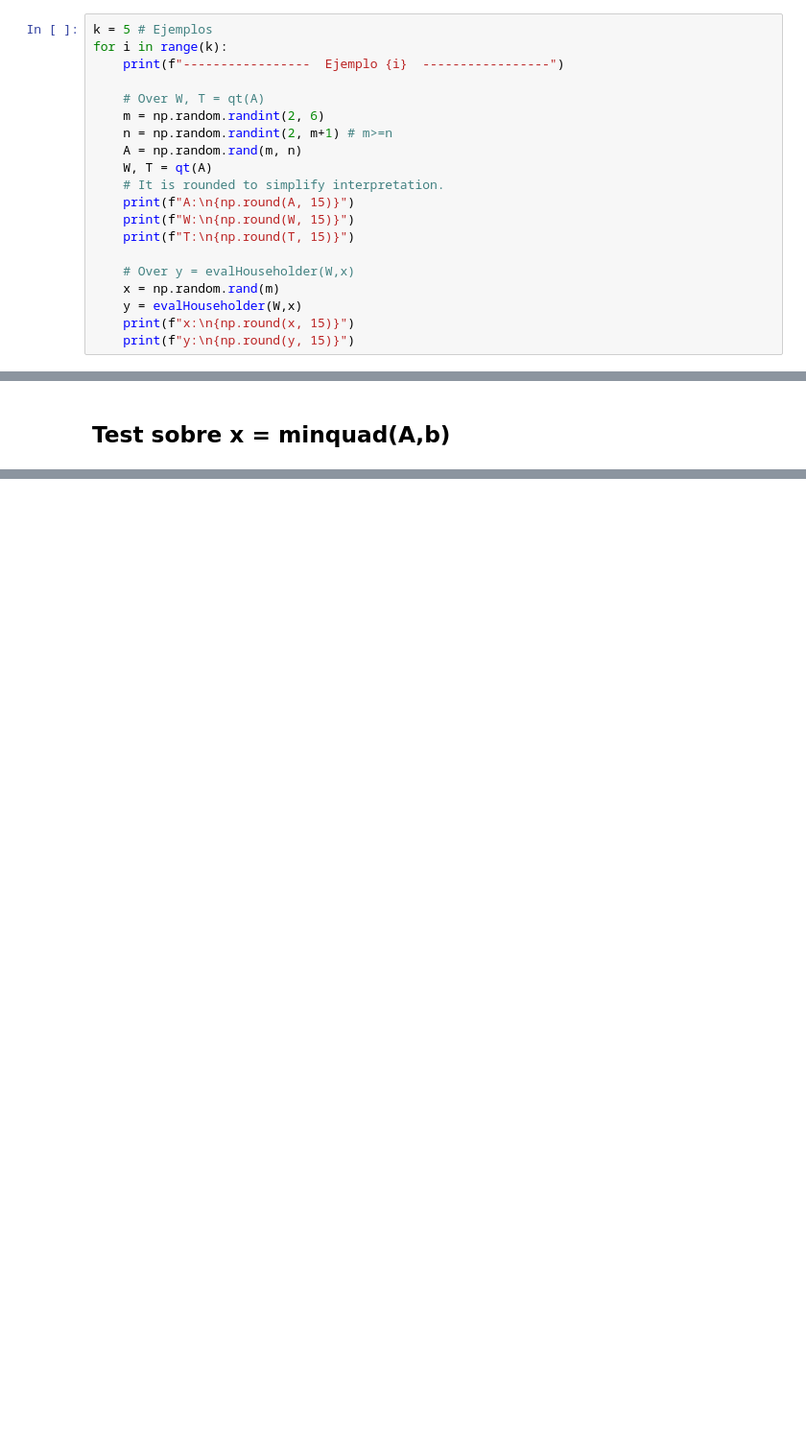
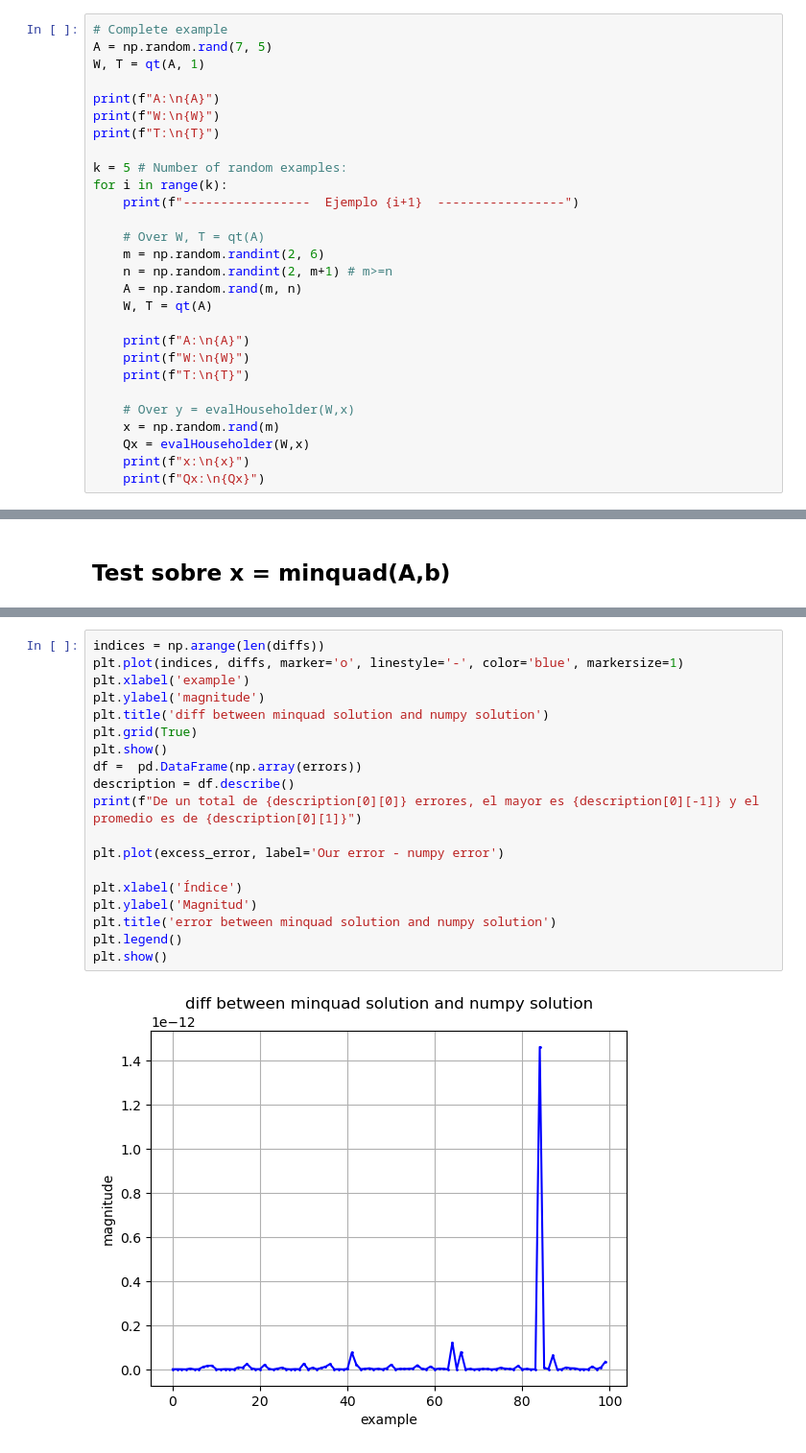
Before and after one commit to Darkrayyss/Tarea-1-Numerical-Analysis-II, a Jupyter notebook: Entregable_Informe1_Diego_Astaburuaga .ipynb, the cells around one changed output, grey strips where cells are left out. Shown: that part at 96% size. Cells and saved outputs as stored; diff of their text form; blank space fills up the shorter version.

```diff
--- a/Entregable_Informe1_Diego_Astaburuaga .ipynb
+++ b/Entregable_Informe1_Diego_Astaburuaga .ipynb
@@ -238,21 +241,29 @@ Invente unos ejemplos para testear sus funciones!
 # %%
-k = 5 # Ejemplos
+# Complete example
+A = np.random.rand(7, 5)
+W, T = qt(A, 1)
+
+print(f"A:\n{A}")
+print(f"W:\n{W}")
+print(f"T:\n{T}")
+
+k = 5 # Number of random examples:
 for i in range(k):
-    print(f"-----------------  Ejemplo {i}  -----------------")
+    print(f"-----------------  Ejemplo {i+1}  -----------------")
 
     # Over W, T = qt(A)
     m = np.random.randint(2, 6)
     n = np.random.randint(2, m+1) # m>=n
     A = np.random.rand(m, n)
     W, T = qt(A)
-    # It is rounded to simplify interpretation.
-    print(f"A:\n{np.round(A, 15)}")
-    print(f"W:\n{np.round(W, 15)}")
-    print(f"T:\n{np.round(T, 15)}")
+
+    print(f"A:\n{A}")
+    print(f"W:\n{W}")
+    print(f"T:\n{T}")
 
     # Over y = evalHouseholder(W,x)
     x = np.random.rand(m)
-    y = evalHouseholder(W,x)
-    print(f"x:\n{np.round(x, 15)}")
-    print(f"y:\n{np.round(y, 15)}")
+    Qx = evalHouseholder(W,x)
+    print(f"x:\n{x}")
+    print(f"Qx:\n{Qx}")
 # %% [output]
@@ -387,0 +358,21 @@ plt.show()
+# %%
+indices = np.arange(len(diffs))
+plt.plot(indices, diffs, marker='o', linestyle='-', color='blue', markersize=1)
+plt.xlabel('example')
+plt.ylabel('magnitude')
+plt.title('diff between minquad solution and numpy solution')
+plt.grid(True)
+plt.show()
+df =  pd.DataFrame(np.array(errors))
+description = df.describe()
+print(f"De un total de {description[0][0]} errores, el mayor es {description[0][-1]} y el promedio es de {description[0][1]}")
+
+plt.plot(excess_error, label='Our error - numpy error')
+
+plt.xlabel('Índice')
+plt.ylabel('Magnitud')
+plt.title('error between minquad solution and numpy solution')
+plt.legend()
+plt.show()
+# %% [output]
+[figure, added]
```
Also changed, not shown: parts of 22 cells of this notebook, 1 other file.
